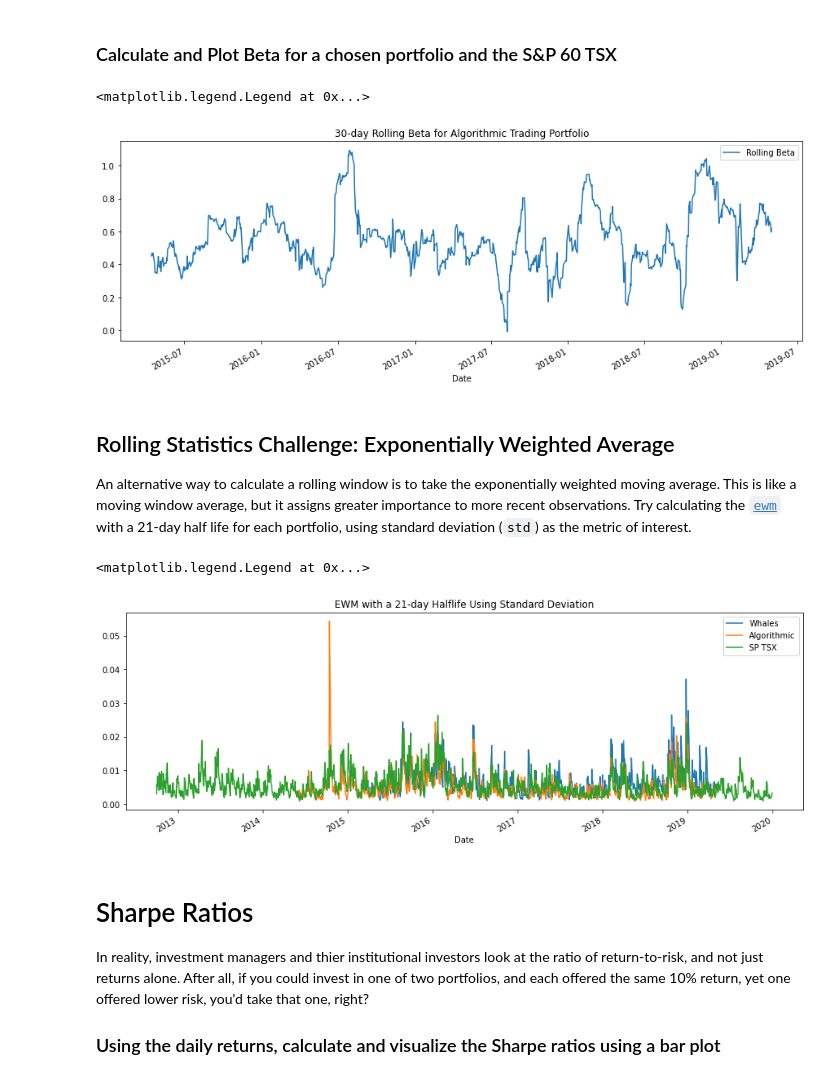
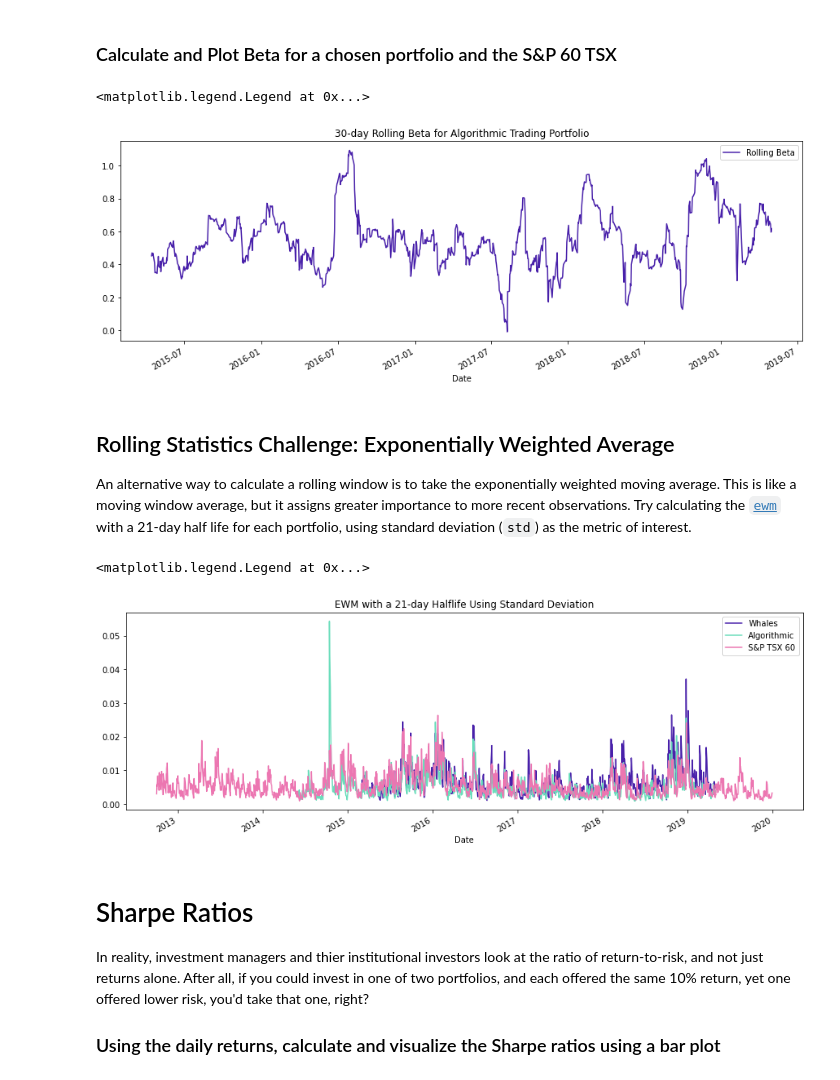
Before and after one commit to adamgulyas/pandas-homework, a Jupyter notebook: whale_analysis.ipynb, the cells around one changed output. Drawn from its saved outputs; the diff is of its cells as text; code cells hidden in the pictures.

```diff
--- a/whale_analysis.ipynb
+++ b/whale_analysis.ipynb
@@ -125,8 +125,8 @@ sp_tsx_history["Close"] = sp_tsx_history["Close"].str.replace(r"[$,]", "", regex
 sp_tsx_history["Close"] = sp_tsx_history["Close"].astype("float")
 # %%
 # Calculate Daily Returns
-sp_tsx_returns = (sp_tsx_history - sp_tsx_history.shift(1)) / sp_tsx_history.shift(1)
-sp_tsx_returns.head()
+sp_tsx_daily_returns = (sp_tsx_history - sp_tsx_history.shift(1)) / sp_tsx_history.shift(1)
+sp_tsx_daily_returns.head()
 # %% [output]
 |  | Close |
 | Date |  |
@@ -137,10 +137,10 @@ sp_tsx_returns.head()
 | 2012-10-05 | -0.002305 |
 # %%
 # Drop nulls
-sp_tsx_returns = sp_tsx_returns.dropna().copy(deep=True)
+sp_tsx_daily_returns = sp_tsx_daily_returns.dropna().copy(deep=True)
 # %%
 # Rename `Close` Column to be specific to this portfolio.
-sp_tsx_returns = sp_tsx_returns.rename(columns={"Close": "S&P TSX"})
+sp_tsx_daily_returns = sp_tsx_daily_returns.rename(columns={"Close": "S&P TSX"})
 # %% [markdown]
 ## Combine Whale, Algorithmic, and S&P TSX 60 Returns
 # %%
@@ -177,0 +168,12 @@ sp_tsx_returns.plot(figsize=(15,5))
+# %%
+# Set document linechart dimensions and colors
+linechart = (15,5)
+one_line = '#4921AA'
+two_lines = ['#6ADDBB','#4921AA']
+three_lines = ['#4921AA','#EC76B1','#6ADDBB']
+four_lines = ['#7276B1','#4921AA','#EC76B1','#6ADDBB']
+
+# Plot daily returns of all portfolios
+whale_daily_returns.plot(figsize=linechart, color=four_lines)
+algo_daily_returns.plot(figsize=linechart, color=two_lines)
+sp_tsx_daily_returns.plot(figsize=linechart, color=one_line)
@@ -315,44 +322,43 @@ correlation
 ### Calculate and Plot Beta for a chosen portfolio and the S&P 60 TSX
 # %%
 # Calculate covariance of a single portfolio
-algo_portfolio = all_returns[['Algo 1', 'Algo 2']]
+algo_portfolio = all_daily_returns[['Algo 1', 'Algo 2']]
 
-algo_covariance = algo_portfolio.mean(axis=1).cov(all_returns['S&P TSX'])
-algo_rolling_covariance = algo_portfolio.mean(axis=1).rolling(window=30).cov(all_returns['S&P TSX'])
+algo_covariance = algo_portfolio.mean(axis=1).cov(all_daily_returns['S&P TSX'])
+algo_rolling_covariance = algo_portfolio.mean(axis=1).rolling(window=30).cov(all_daily_returns['S&P TSX'])
 
 # Calculate variance of S&P TSX
-sp_tsx_variance = all_returns['S&P TSX'].var()
-sp_tsx_rolling_variance = all_returns['S&P TSX'].rolling(window=30).var()
+sp_tsx_variance = all_daily_returns['S&P TSX'].var()
+sp_tsx_rolling_variance = all_daily_returns['S&P TSX'].rolling(window=30).var()
 
 # Computing beta
 algo_beta = algo_covariance / sp_tsx_variance
 algo_rolling_beta = algo_rolling_covariance / sp_tsx_rolling_variance
 
 # Plot beta trend
-ax = algo_rolling_beta.plot(figsize=(15,5), title="30-day Rolling Beta for Algorithmic Trading Portfolio")
-
+ax = algo_rolling_beta.plot(figsize=linechart, color='#4921AA', title="30-day Rolling Beta for Algorithmic Trading Portfolio")
 ax.legend(['Rolling Beta'])
 # %% [output]
 <matplotlib.legend.Legend at 0x...>
-[figure, old version]
+[figure, new version]
 # %% [markdown]
 ## Rolling Statistics Challenge: Exponentially Weighted Average
 
 An alternative way to calculate a rolling window is to take the exponentially weighted moving average. This is like a moving window average, but it assigns greater importance to more recent observations. Try calculating the [`ewm`](https://pandas.pydata.org/pandas-docs/stable/reference/api/pandas.DataFrame.ewm.html) with a 21-day half life for each portfolio, using standard deviation (`std`) as the metric of interest.
 # %%
 # Use `ewm` to calculate the rolling window
-whale_std_ewm = whale_returns.mean(axis=1).ewm(halflife='21 days', times=whale_returns.index).std()
-algo_std_ewm = algo_returns.mean(axis=1).ewm(halflife='21 days', times=algo_returns.index).std()
-sp_tsx_std_ewm = sp_tsx_returns.mean(axis=1).ewm(halflife='21 days', times=sp_tsx_returns.index).std()
+whale_std_ewm = whale_daily_returns.mean(axis=1).ewm(halflife='21 days', times=whale_daily_returns.index).std()
+algo_std_ewm = algo_daily_returns.mean(axis=1).ewm(halflife='21 days', times=algo_daily_returns.index).std()
+sp_tsx_std_ewm = sp_tsx_daily_returns.mean(axis=1).ewm(halflife='21 days', times=sp_tsx_daily_returns.index).std()
 
-ax = whale_std_ewm.plot(figsize=(15,5), title="EWM with a 21-day Halflife Using Standard Deviation")
-algo_std_ewm.plot(ax=ax)
-sp_tsx_std_ewm.plot(ax=ax)
+ax = whale_std_ewm.plot(figsize=linechart, color='#4921AA', title="EWM with a 21-day Halflife Using Standard Deviation")
+algo_std_ewm.plot(ax=ax, color='#6ADDBB')
+sp_tsx_std_ewm.plot(ax=ax, color='#EC76B1')
 
-ax.legend(['Whales', 'Algorithmic', 'SP TSX'])
+ax.legend(['Whales', 'Algorithmic', 'S&P TSX 60'])
 # %% [output]
 <matplotlib.legend.Legend at 0x...>
-[figure, old version]
+[figure, new version]
 # %% [markdown]
 # Sharpe Ratios
 In reality, investment managers and thier institutional investors look at the ratio of return-to-risk, and not just returns alone. After all, if you could invest in one of two portfolios, and each offered the same 10% return, yet one offered lower risk, you'd take that one, right?
```
Also changed, not shown: parts of 43 cells of this notebook, 6 other files.
